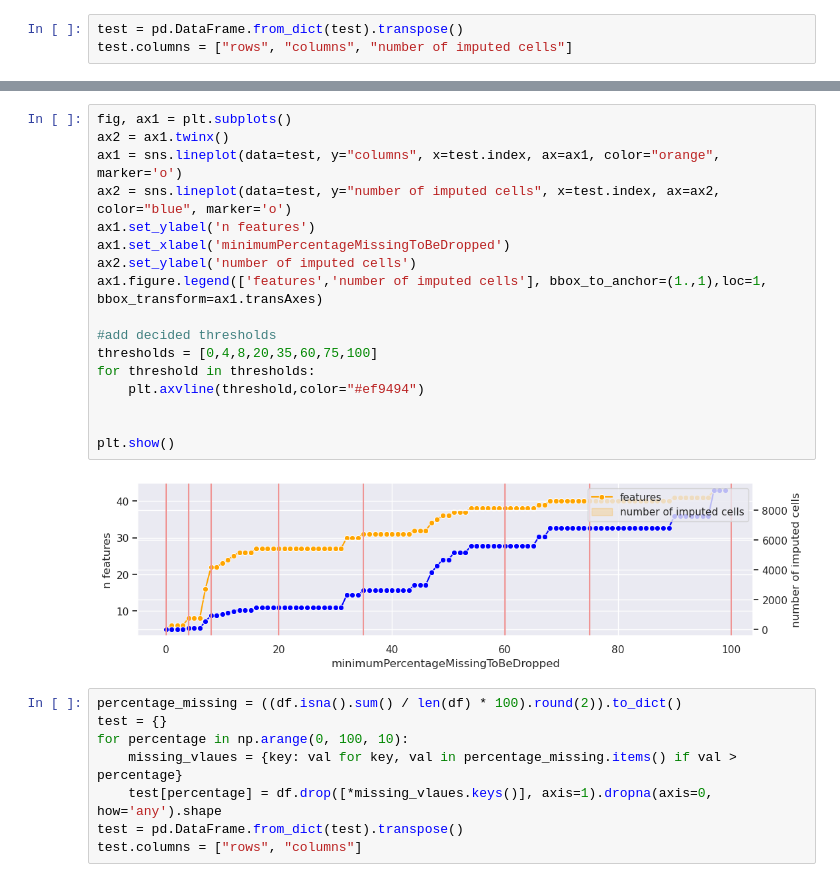
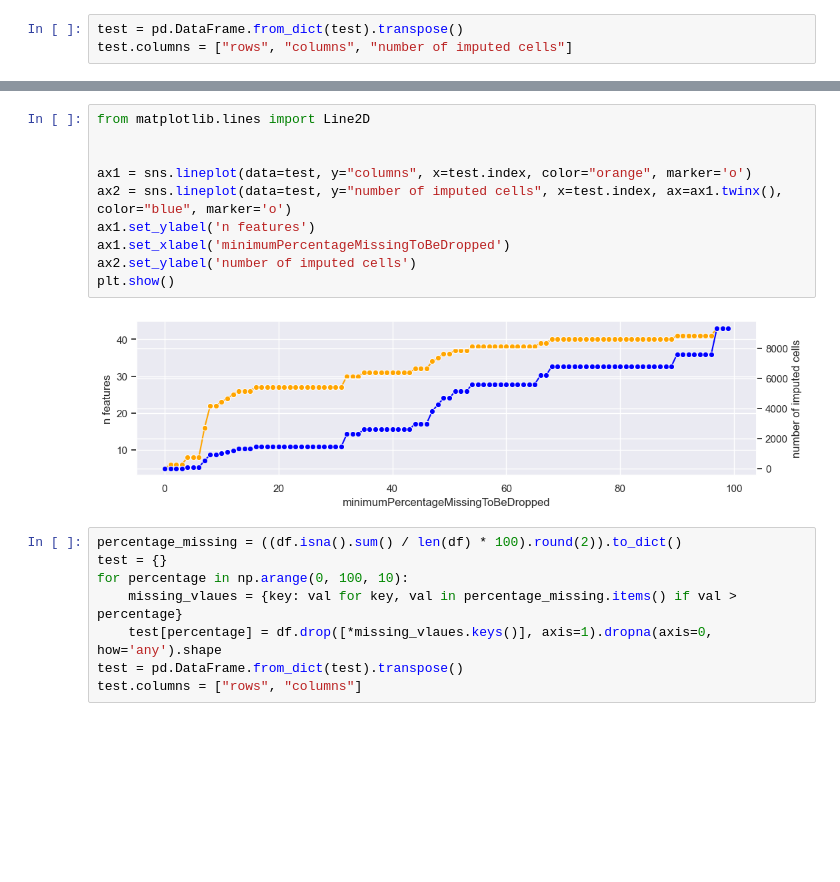
Before and after one commit to FinnHuelsbusch/UniMannheim-DataMining, a Jupyter notebook: Analyse.ipynb, the cells around one changed output, grey strips where cells are left out. Saved outputs shown, nothing was run; the diff lists cells and outputs as text; blank space fills up the shorter version.

Commit message:
improved plots

```diff
--- a/Analyse.ipynb
+++ b/Analyse.ipynb
@@ -302,22 +338,15 @@ test.columns = ["rows", "columns", "number of imputed cells"]
 # %%
-fig, ax1 = plt.subplots()
-ax2 = ax1.twinx()
-ax1 = sns.lineplot(data=test, y="columns", x=test.index, ax=ax1, color="orange", marker='o')
-ax2 = sns.lineplot(data=test, y="number of imputed cells", x=test.index, ax=ax2, color="blue", marker='o')
+from matplotlib.lines import Line2D
+
+
+ax1 = sns.lineplot(data=test, y="columns", x=test.index, color="orange", marker='o')
+ax2 = sns.lineplot(data=test, y="number of imputed cells", x=test.index, ax=ax1.twinx(), color="blue", marker='o')
 ax1.set_ylabel('n features')
 ax1.set_xlabel('minimumPercentageMissingToBeDropped')
 ax2.set_ylabel('number of imputed cells')
-ax1.figure.legend(['features','number of imputed cells'], bbox_to_anchor=(1.,1),loc=1, bbox_transform=ax1.transAxes)
-
-#add decided thresholds
-thresholds = [0,4,8,20,35,60,75,100]
-for threshold in thresholds:
-    plt.axvline(threshold,color="#ef9494")
-
-
 plt.show()
 # %% [output]
-[figure, old version]
+[figure, new version]
 # %%
 percentage_missing = ((df.isna().sum() / len(df) * 100).round(2)).to_dict()
 test = {}
```
Also changed, not shown: parts of 11 cells of this notebook.
